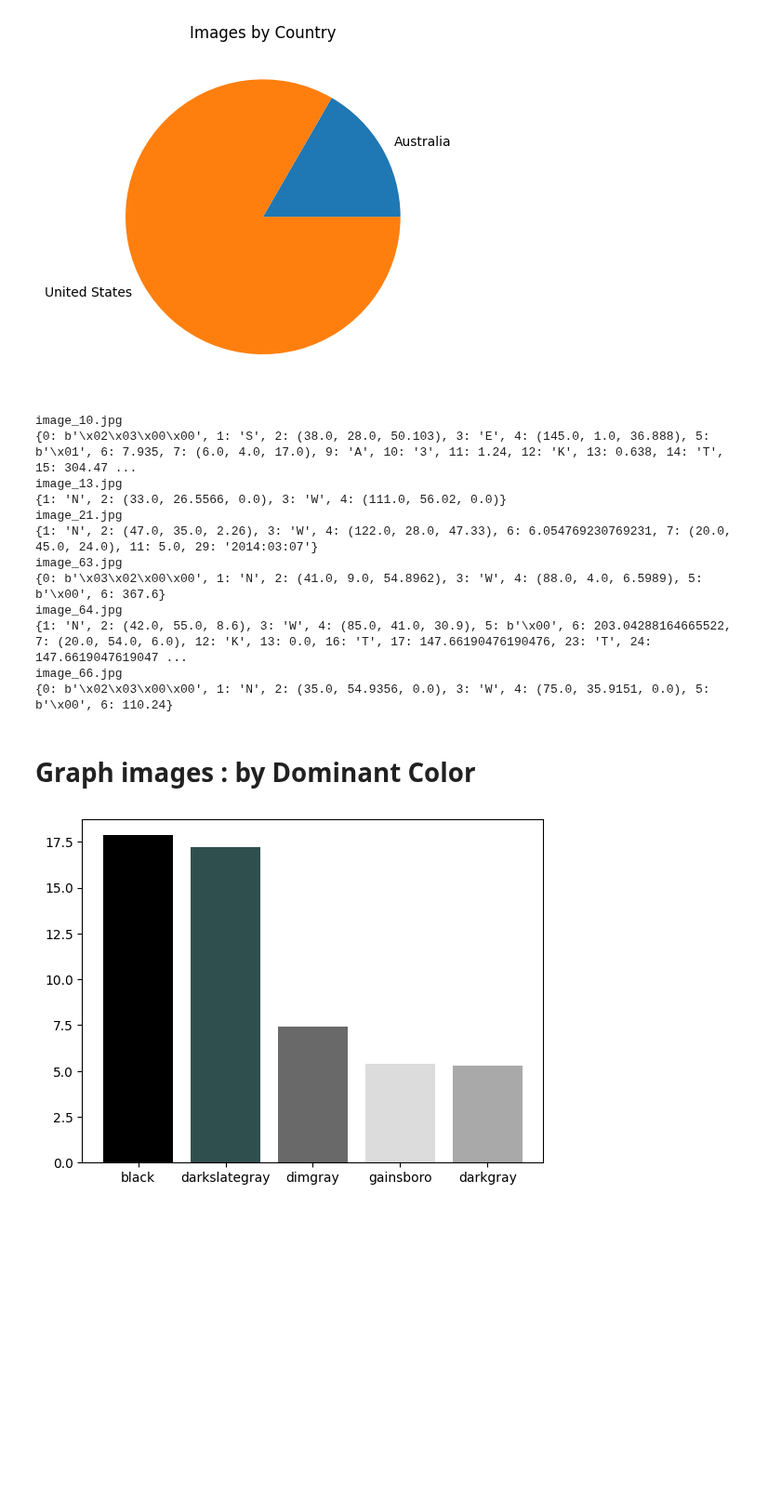
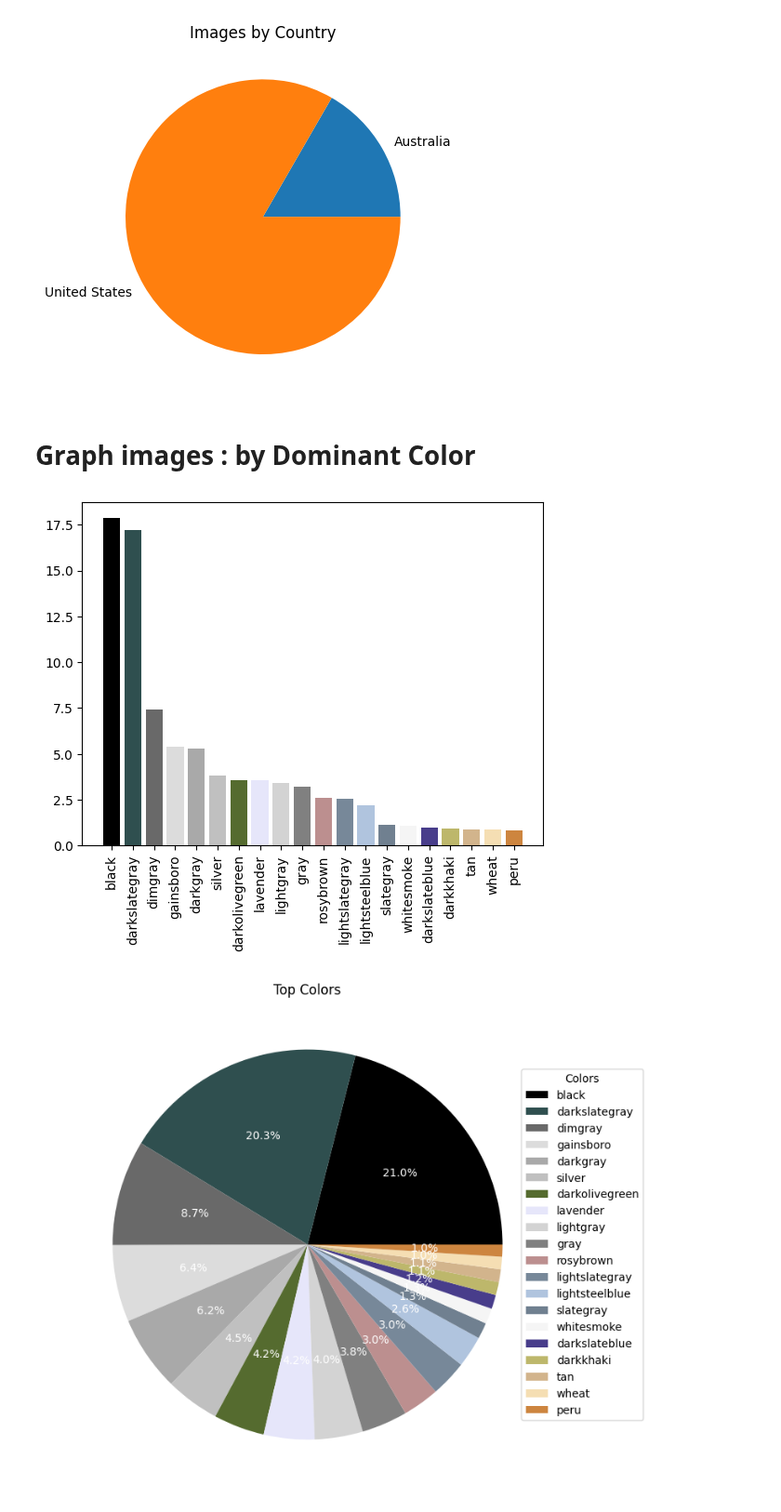
Before and after one commit to TeissierYannis/CPE-bigdata-TDM-project, a Jupyter notebook: data_viz/stats.ipynb, the cells around one changed output. Shown at 93% size. Cells and saved outputs as stored; diff of their text form; code cells hidden in the pictures; blank space fills up the shorter version.

Commit message:
add images graph by dominant color

```diff
--- a/data_viz/stats.ipynb
+++ b/data_viz/stats.ipynb
@@ -374,29 +394,10 @@ plt.show()
 # %% [output]
 [figure]
 [figure]
-# %%
-# get images with GPS data and print it name and the GPS data
-for idx, meta in enumerate(dict_metadata['GPSInfo']):
-    if meta is not None and len(meta) > 24:
-        print(dict_metadata['file'][idx])
-        print(meta)
-# %% [output]
-image_10.jpg
-{0: b'\x02\x03\x00\x00', 1: 'S', 2: (38.0, 28.0, 50.103), 3: 'E', 4: (145.0, 1.0, 36.888), 5: b'\x01', 6: 7.935, 7: (6.0, 4.0, 17.0), 9: 'A', 10: '3', 11: 1.24, 12: 'K', 13: 0.638, 14: 'T', 15: 304.47 ...
-image_13.jpg
-{1: 'N', 2: (33.0, 26.5566, 0.0), 3: 'W', 4: (111.0, 56.02, 0.0)}
-image_21.jpg
-{1: 'N', 2: (47.0, 35.0, 2.26), 3: 'W', 4: (122.0, 28.0, 47.33), 6: 6.054769230769231, 7: (20.0, 45.0, 24.0), 11: 5.0, 29: '2014:03:07'}
-image_63.jpg
-{0: b'\x03\x02\x00\x00', 1: 'N', 2: (41.0, 9.0, 54.8962), 3: 'W', 4: (88.0, 4.0, 6.5989), 5: b'\x00', 6: 367.6}
-image_64.jpg
-{1: 'N', 2: (42.0, 55.0, 8.6), 3: 'W', 4: (85.0, 41.0, 30.9), 5: b'\x00', 6: 203.04288164665522, 7: (20.0, 54.0, 6.0), 12: 'K', 13: 0.0, 16: 'T', 17: 147.66190476190476, 23: 'T', 24: 147.6619047619047 ...
-image_66.jpg
-{0: b'\x02\x03\x00\x00', 1: 'N', 2: (35.0, 54.9356, 0.0), 3: 'W', 4: (75.0, 35.9151, 0.0), 5: b'\x00', 6: 110.24}
 # %% [markdown]
 # Graph images : by Dominant Color
 # %%
-GRAPH_COLUMNS = 5
+MAX_COLUMNS = 20
 
 def closest_colour(requested_colour):
     min_colours = {}
@@ -424,37 +425,57 @@ for idx, dom_color in enumerate(dict_metadata['dominant_color']):
 
 color_counts = Counter()
 for image_colors in dict_dom_color.values():
     for color, percentage in image_colors:
         color_counts[color] += percentage
 
 # Map hexadecimal codes to color names
 color_names = {}
 for code in color_counts.keys():
     try:
         rgb = webcolors.hex_to_rgb(code)
         actual, closest = get_colour_name(rgb)
         color_names[code] = closest
     except ValueError:
         pass
 
 dict_res = {}
 for key, val in color_names.items():
     if val in dict_res:
         dict_res[val] += round(color_counts[key]/100, 5)
     else:
         dict_res[val] = round(color_counts[key]/100, 5)
 
-if sum(dict_res.values()) < 100:
-    dict_res['other'] = 100 - sum(dict_res.values())
-elif sum(dict_res.values()) == 100:
-    dict_res['other'] = 0
-else :
+if sum(dict_res.values()) > 100:
     raise Exception('sum of dict_res.values() > 100')
 
+columns = dict_res.__len__()
+if columns > MAX_COLUMNS:
+    columns = MAX_COLUMNS
+
 sorted_colors = sorted(dict_res.items(), key=lambda x: x[1], reverse=True)
-top_colors = dict(sorted_colors[:GRAPH_COLUMNS])
+top_colors = dict(sorted_colors[:columns])
 
+# Create a bar graph showing the dominant colors in the images
 plt.bar(top_colors.keys(), top_colors.values(), color=top_colors.keys())
+plt.xticks(rotation=90)
 plt.show()
+
+# Create a pie chart showing the dominant colors in the images
+fig, ax = plt.subplots(figsize=(8, 8))
+colors = list(top_colors.keys())
+ax.pie(top_colors.values(), labels=top_colors.keys(), autopct='%1.1f%%', colors=colors, textprops={'color': 'white'})
+ax.set_title('Top Colors')
+ax.legend(title='Colors', loc='center right', bbox_to_anchor=(1.2, 0.5))
+plt.show()
+
+# Create a treemap showing the dominant colors in the images
+color = [webcolors.name_to_hex(c) for c in top_colors]
+labels = list(top_colors.keys())
+sizes = list(top_colors.values())
+squarify.plot(sizes=sizes, label=labels, color=color, alpha=.7)
+plt.title("Top Colors")
+plt.axis('off')
+plt.show()
 # %% [output]
-[figure, old version]
+[figure, new version]
+[figure, added]
```
Also changed, not shown: parts of 7 cells of this notebook.
